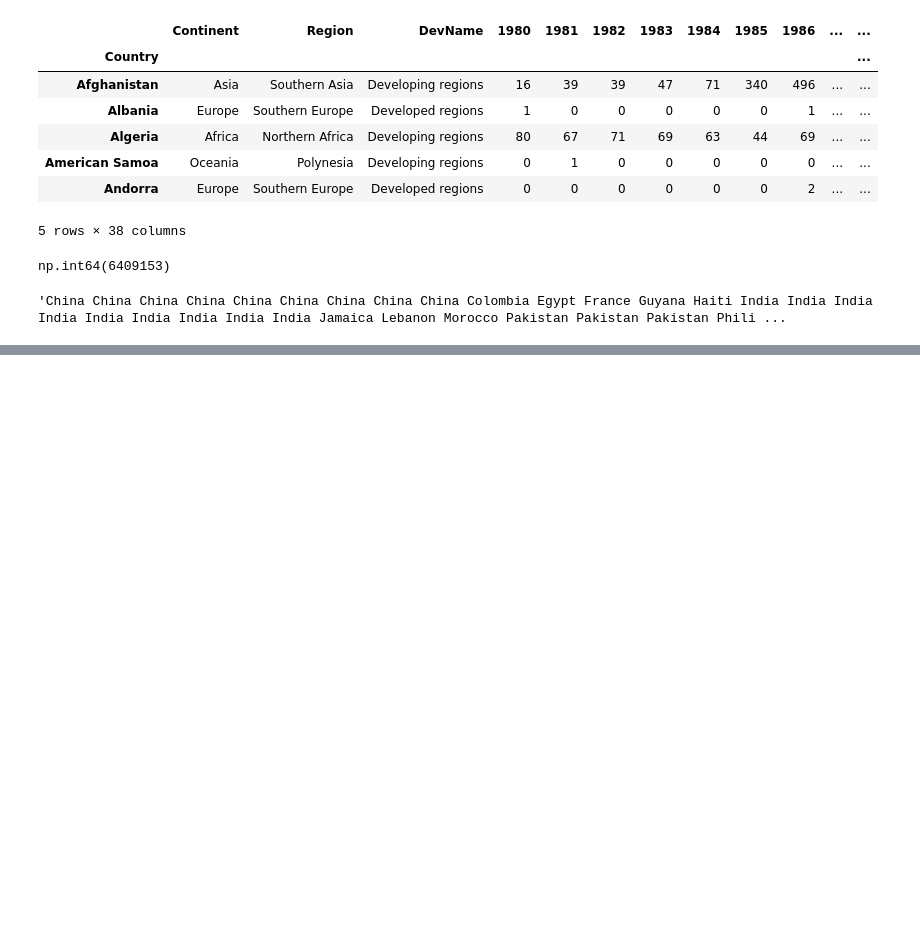
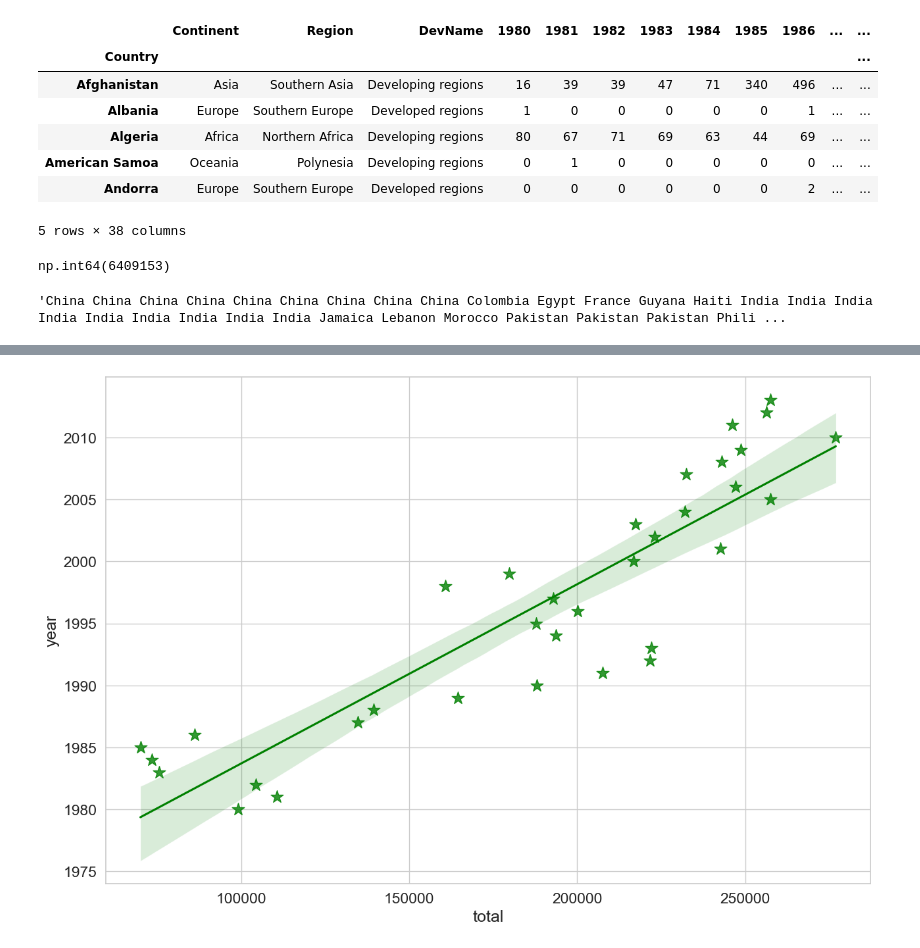
Before and after one commit to Pavannrajj/daily-data-analysis-practice, a Jupyter notebook: seaborn/seaborn.ipynb, the cells around one changed output, grey strips where cells are left out. Saved outputs shown, nothing was run; the diff lists cells and outputs as text; code cells hidden in the pictures; blank space fills up the shorter version.

```diff
--- a/seaborn/seaborn.ipynb
+++ b/seaborn/seaborn.ipynb
@@ -227,0 +261,12 @@ plt.show()
+# %%
+years = list(map(str,range(1980,2014)))
+
+df_tot = pd.DataFrame(df[years].sum())
+
+df_tot.index = map(float,df_tot.index)
+
+df_tot.reset_index(inplace=True)
+
+df_tot.columns = ['year','total']
+
+df_tot.head()
@@ -227,0 +280,9 @@ plt.show()
+# %%
+plt.figure(figsize = (15,10))
+sns.set(font_scale = 1.5)
+sns.set_style('whitegrid')
+sns.regplot(x = df_tot['total'],color = 'green',y = df_tot['year'],marker = '*'
+            ,scatter_kws={'s':200})
+plt.show()
+# %% [output]
+[figure, added]
```
Also changed, not shown: parts of 22 cells of this notebook.
